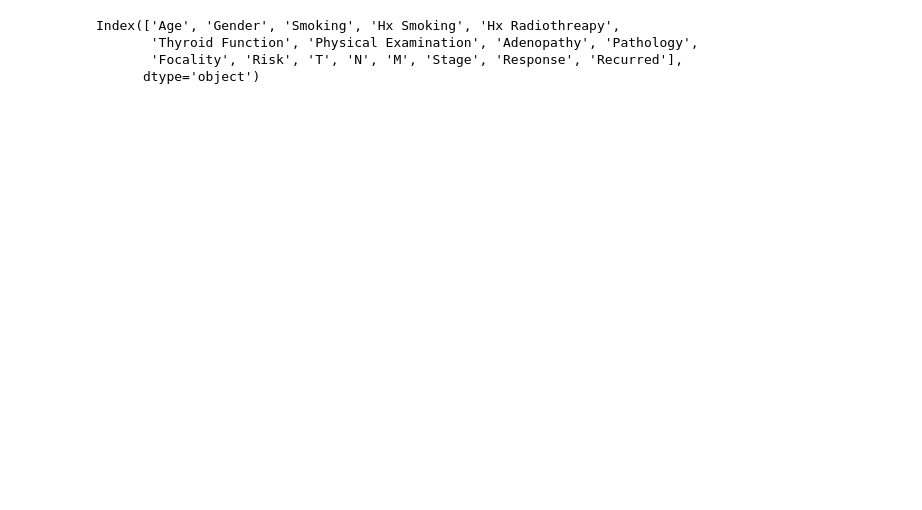
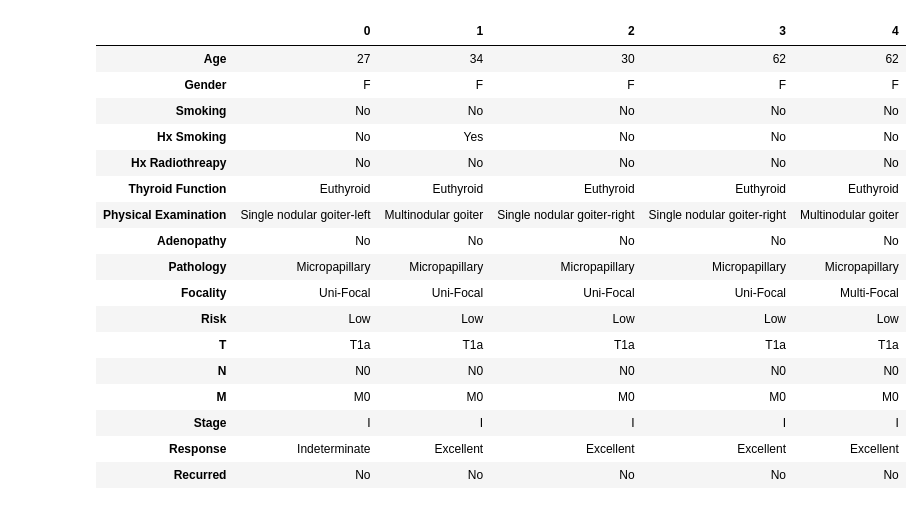
Before and after one commit to malenaduroux/ml-ThyRP, a Jupyter notebook: notebook.ipynb, the cells around one changed output. Drawn from its saved outputs; the diff is of its cells as text; code cells hidden in the pictures; blank space fills up the shorter version.

```diff
--- a/notebook.ipynb
+++ b/notebook.ipynb
@@ -14,0 +4,15 @@ df.head()
+# %%
+from ucimlrepo import fetch_ucirepo
+
+# fetch dataset
+differentiated_thyroid_cancer_recurrence = fetch_ucirepo(id=915)
+
+# data (as pandas dataframes)
+X = differentiated_thyroid_cancer_recurrence.data.features
+y = differentiated_thyroid_cancer_recurrence.data.targets
+
+# metadata
+print(differentiated_thyroid_cancer_recurrence.metadata)
+
+# variable information
+print(differentiated_thyroid_cancer_recurrence.variables)
@@ -15,7 +37,32 @@ df.head()
+# %%
+# combine X and y into a single dataframe
+df = pd.concat([X, y], axis=1)
+df.head().T
+# %% [output]
+|  | 0 | 1 | 2 | 3 | 4 |
+| Age | 27 | 34 | 30 | 62 | 62 |
+| Gender | F | F | F | F | F |
+| Smoking | No | No | No | No | No |
+| Hx Smoking | No | Yes | No | No | No |
+| Hx Radiothreapy | No | No | No | No | No |
+| Thyroid Function | Euthyroid | Euthyroid | Euthyroid | Euthyroid | Euthyroid |
+| Physical Examination | Single nodular goiter-left | Multinodular goiter | Single nodular goiter-right | Single nodular goiter-right | Multinodular goiter |
+| Adenopathy | No | No | No | No | No |
+| Pathology | Micropapillary | Micropapillary | Micropapillary | Micropapillary | Micropapillary |
+| Focality | Uni-Focal | Uni-Focal | Uni-Focal | Uni-Focal | Multi-Focal |
+| Risk | Low | Low | Low | Low | Low |
+| T | T1a | T1a | T1a | T1a | T1a |
+| N | N0 | N0 | N0 | N0 | N0 |
+| M | M0 | M0 | M0 | M0 | M0 |
+| Stage | I | I | I | I | I |
+| Response | Indeterminate | Excellent | Excellent | Excellent | Excellent |
+| Recurred | No | No | No | No | No |
 # %%
-df.columns
+df.columns = df.columns.str.lower().str.replace(' ', '_')
+
+df = df.rename(columns={'t': 'tumor', 'n': 'node', 'm': 'metastasis'})
+
+
+strings = list(df.dtypes[df.dtypes == 'object'].index)
+for col in strings:
+    df[col] = df[col].str.lower().str.replace(' ', '_')
-# %% [output]
-Index(['Age', 'Gender', 'Smoking', 'Hx Smoking', 'Hx Radiothreapy',
-       'Thyroid Function', 'Physical Examination', 'Adenopathy', 'Pathology',
-       'Focality', 'Risk', 'T', 'N', 'M', 'Stage', 'Response', 'Recurred'],
-      dtype='object')
```
Also changed, not shown: parts of 16 cells of this notebook.
